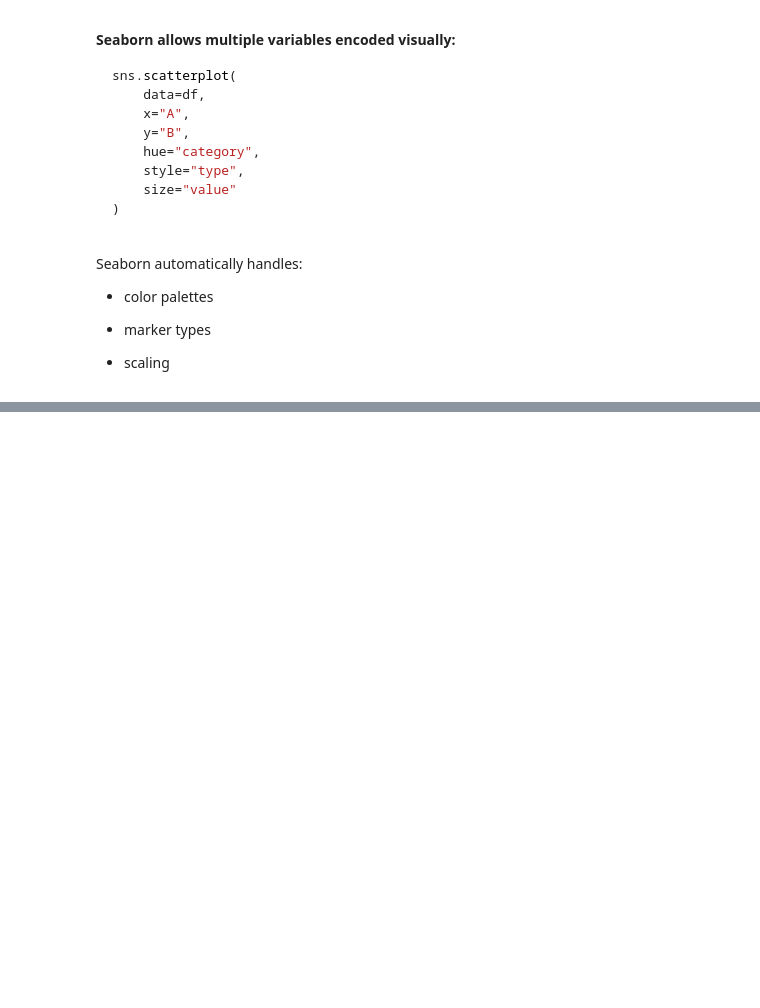
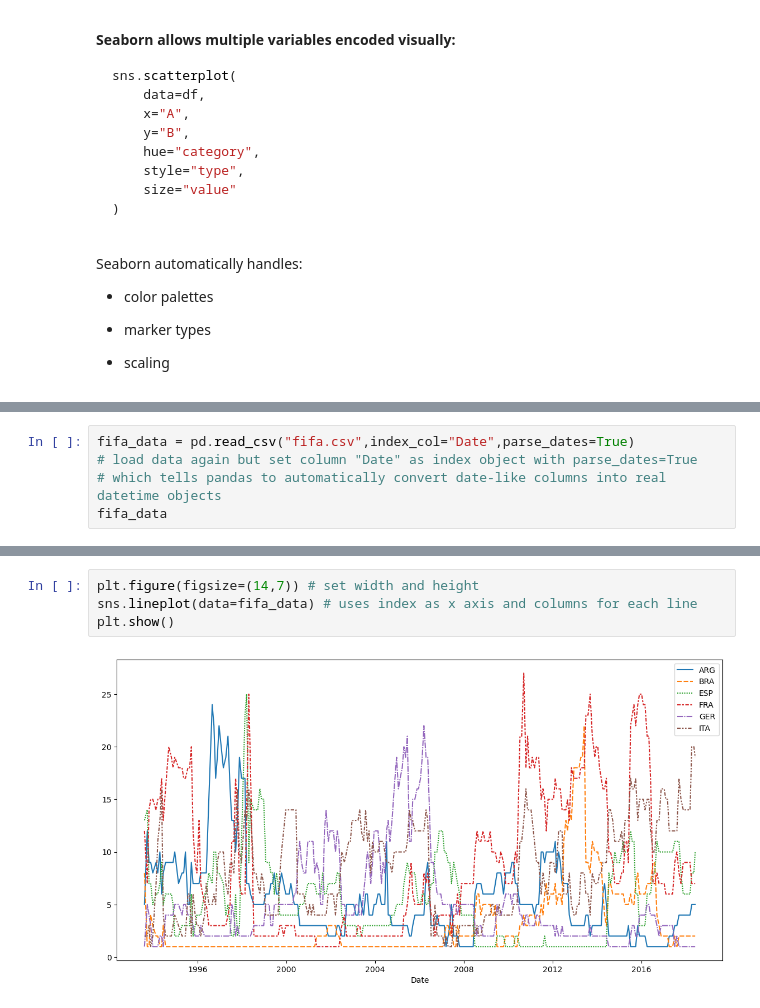
Before and after one commit to jci02/Data-Visualization, a Jupyter notebook: Matplotlib and Seaborn.ipynb, the cells around one changed output, grey strips where cells are left out. Saved outputs shown, nothing was run; the diff lists cells and outputs as text; blank space fills up the shorter version.

```diff
--- a/Matplotlib and Seaborn.ipynb
+++ b/Matplotlib and Seaborn.ipynb
@@ -1086,0 +1116,5 @@ Seaborn automatically handles:
+# %%
+fifa_data = pd.read_csv("fifa.csv",index_col="Date",parse_dates=True)
+# load data again but set column "Date" as index object with parse_dates=True
+# which tells pandas to automatically convert date-like columns into real datetime objects
+fifa_data
@@ -1086,0 +1136,6 @@ Seaborn automatically handles:
+# %%
+plt.figure(figsize=(14,7)) # set width and height
+sns.lineplot(data=fifa_data) # uses index as x axis and columns for each line
+plt.show()
+# %% [output]
+[figure, added]
```
Also changed, not shown: parts of 11 cells of this notebook.
